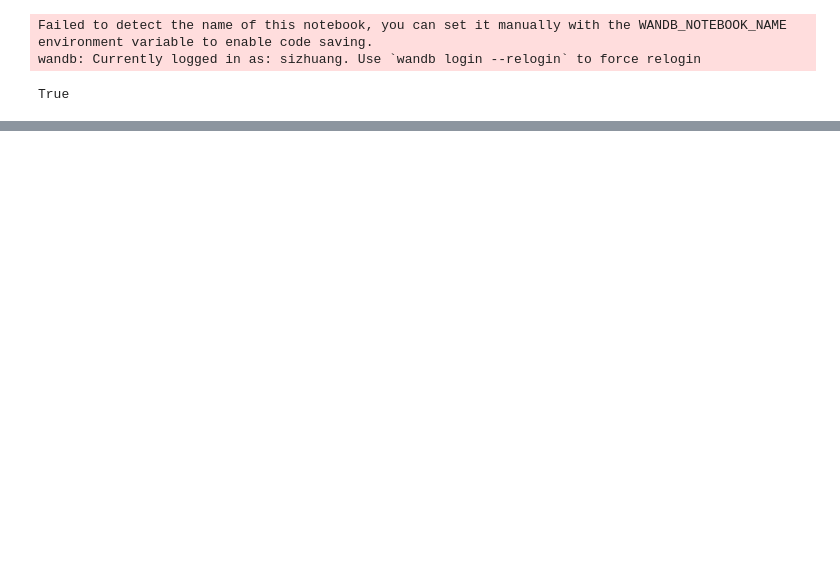
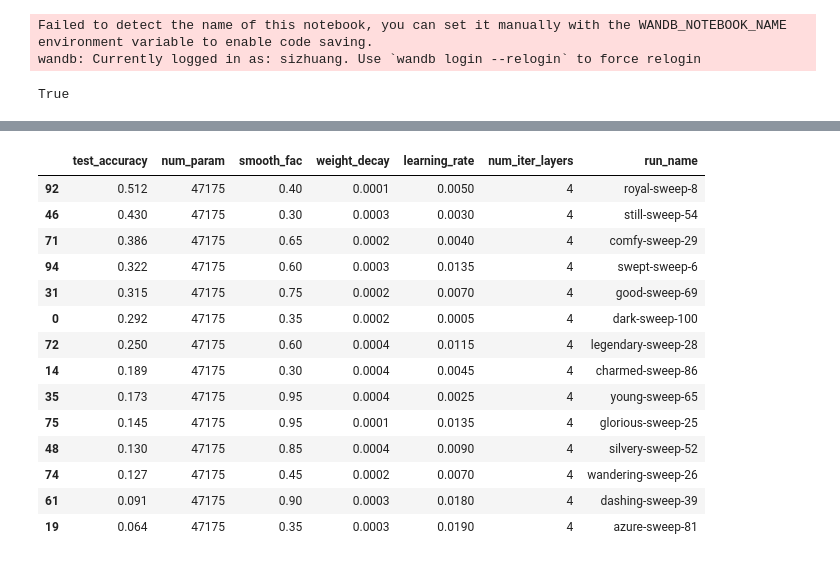
Before and after one commit to SizhuangHe/IterativeMethods, a Jupyter notebook: GCNexperiments/notebooks/lala.ipynb, the cells around one changed output, grey strips where cells are left out. Drawn from its saved outputs; the diff is of its cells as text; code cells hidden in the pictures; blank space fills up the shorter version.

```diff
--- a/GCNexperiments/notebooks/lala.ipynb
+++ b/GCNexperiments/notebooks/lala.ipynb
@@ -70,0 +87,2 @@ runs_df
+# %%
+dff = runs_df[["test_accuracy", "num_param",  "smooth_fac", "weight_decay", "learning_rate", "num_iter_layers", "run_name"]]
@@ -70,0 +105,18 @@ runs_df
+# %%
+dff[dff['num_iter_layers'] == 4].sort_values(by=['test_accuracy'], ascending=False)
+# %% [output]
+|  | test_accuracy | num_param | smooth_fac | weight_decay | learning_rate | num_iter_layers | run_name |
+| 92 | 0.512 | 47175 | 0.40 | 0.0001 | 0.0050 | 4 | royal-sweep-8 |
+| 46 | 0.430 | 47175 | 0.30 | 0.0003 | 0.0030 | 4 | still-sweep-54 |
+| 71 | 0.386 | 47175 | 0.65 | 0.0002 | 0.0040 | 4 | comfy-sweep-29 |
+| 94 | 0.322 | 47175 | 0.60 | 0.0003 | 0.0135 | 4 | swept-sweep-6 |
+| 31 | 0.315 | 47175 | 0.75 | 0.0002 | 0.0070 | 4 | good-sweep-69 |
+| 0 | 0.292 | 47175 | 0.35 | 0.0002 | 0.0005 | 4 | dark-sweep-100 |
+| 72 | 0.250 | 47175 | 0.60 | 0.0004 | 0.0115 | 4 | legendary-sweep-28 |
+| 14 | 0.189 | 47175 | 0.30 | 0.0004 | 0.0045 | 4 | charmed-sweep-86 |
+| 35 | 0.173 | 47175 | 0.95 | 0.0004 | 0.0025 | 4 | young-sweep-65 |
+| 75 | 0.145 | 47175 | 0.95 | 0.0001 | 0.0135 | 4 | glorious-sweep-25 |
+| 48 | 0.130 | 47175 | 0.85 | 0.0004 | 0.0090 | 4 | silvery-sweep-52 |
+| 74 | 0.127 | 47175 | 0.45 | 0.0002 | 0.0070 | 4 | wandering-sweep-26 |
+| 61 | 0.091 | 47175 | 0.90 | 0.0003 | 0.0180 | 4 | dashing-sweep-39 |
+| 19 | 0.064 | 47175 | 0.35 | 0.0003 | 0.0190 | 4 | azure-sweep-81 |
```
Also changed, not shown: parts of 11 cells of this notebook, 56 other files.
